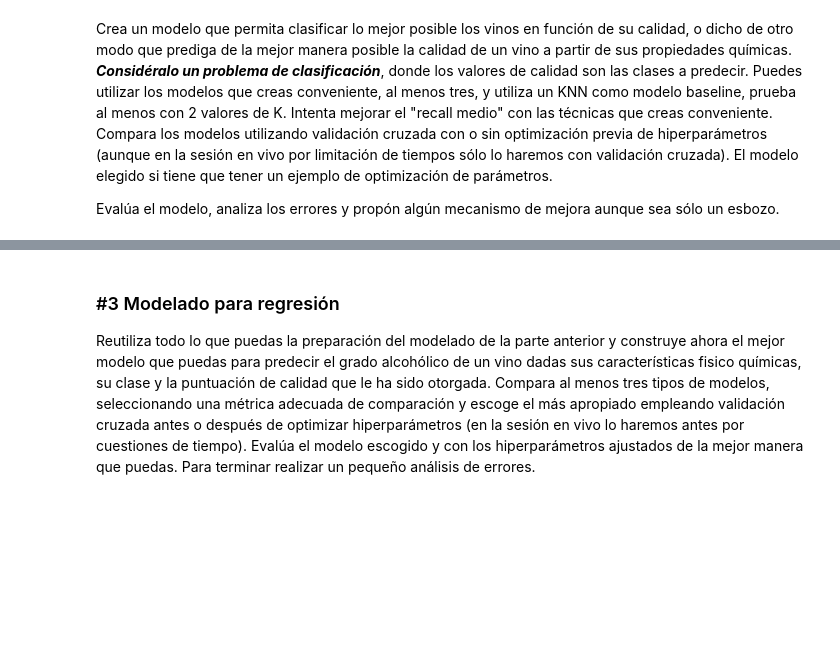
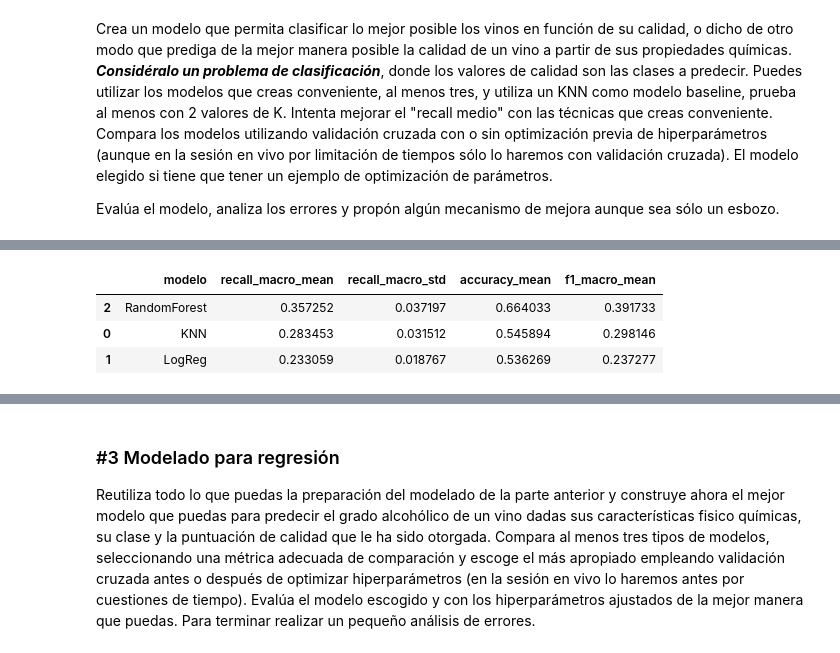
Before and after one commit to SaraRuizIniesta/DS-Online-Sara-Ruiz, a Jupyter notebook: 04_Machine_Learning/Sprint_12/Unidad_02_ML_Supervisado_Repaso/03_Practica_Obligatoria/18_Practica_Obligatoria_Repaso_Supervisado.ipynb, the cells around one changed output, grey strips where cells are left out. Saved outputs shown, nothing was run; the diff lists cells and outputs as text; code cells hidden in the pictures; blank space fills up the shorter version.

```diff
--- a/04_Machine_Learning/Sprint_12/Unidad_02_ML_Supervisado_Repaso/03_Practica_Obligatoria/18_Practica_Obligatoria_Repaso_Supervisado.ipynb
+++ b/04_Machine_Learning/Sprint_12/Unidad_02_ML_Supervisado_Repaso/03_Practica_Obligatoria/18_Practica_Obligatoria_Repaso_Supervisado.ipynb
@@ -136,0 +209,45 @@ Evalúa el modelo, analiza los errores y propón algún mecanismo de mejora aunq
+# %%
+cv_clf = StratifiedKFold(n_splits=5, shuffle=True, random_state=42)
+
+models_clf = {
+    "KNN": KNeighborsClassifier(),
+    "LogReg": LogisticRegression(max_iter=2000, random_state=42),
+    "RandomForest": RandomForestClassifier(random_state=42, n_jobs=-1)
+}
+
+results_clf = []
+
+for name, model in models_clf.items():
+    pipe = Pipeline(steps=[
+        ("preprocessor", preprocessor_clf),
+        ("model", model)
+    ])
+
+    scores = cross_validate(
+        pipe,
+        X_train_clf,
+        y_train_clf,
+        cv=cv_clf,
+        scoring={
+            "recall_macro": "recall_macro",
+            "accuracy": "accuracy",
+            "f1_macro": "f1_macro"
+        },
+        n_jobs=-1
+    )
+
+    results_clf.append({
+        "modelo": name,
+        "recall_macro_mean": scores["test_recall_macro"].mean(),
+        "recall_macro_std": scores["test_recall_macro"].std(),
+        "accuracy_mean": scores["test_accuracy"].mean(),
+        "f1_macro_mean": scores["test_f1_macro"].mean()
+    })
+
+results_clf_df = pd.DataFrame(results_clf).sort_values(by="recall_macro_mean", ascending=False)
+results_clf_df
+# %% [output]
+|  | modelo | recall_macro_mean | recall_macro_std | accuracy_mean | f1_macro_mean |
+| 2 | RandomForest | 0.357252 | 0.037197 | 0.664033 | 0.391733 |
+| 0 | KNN | 0.283453 | 0.031512 | 0.545894 | 0.298146 |
+| 1 | LogReg | 0.233059 | 0.018767 | 0.536269 | 0.237277 |
```
Also changed, not shown: parts of 10 cells of this notebook.
